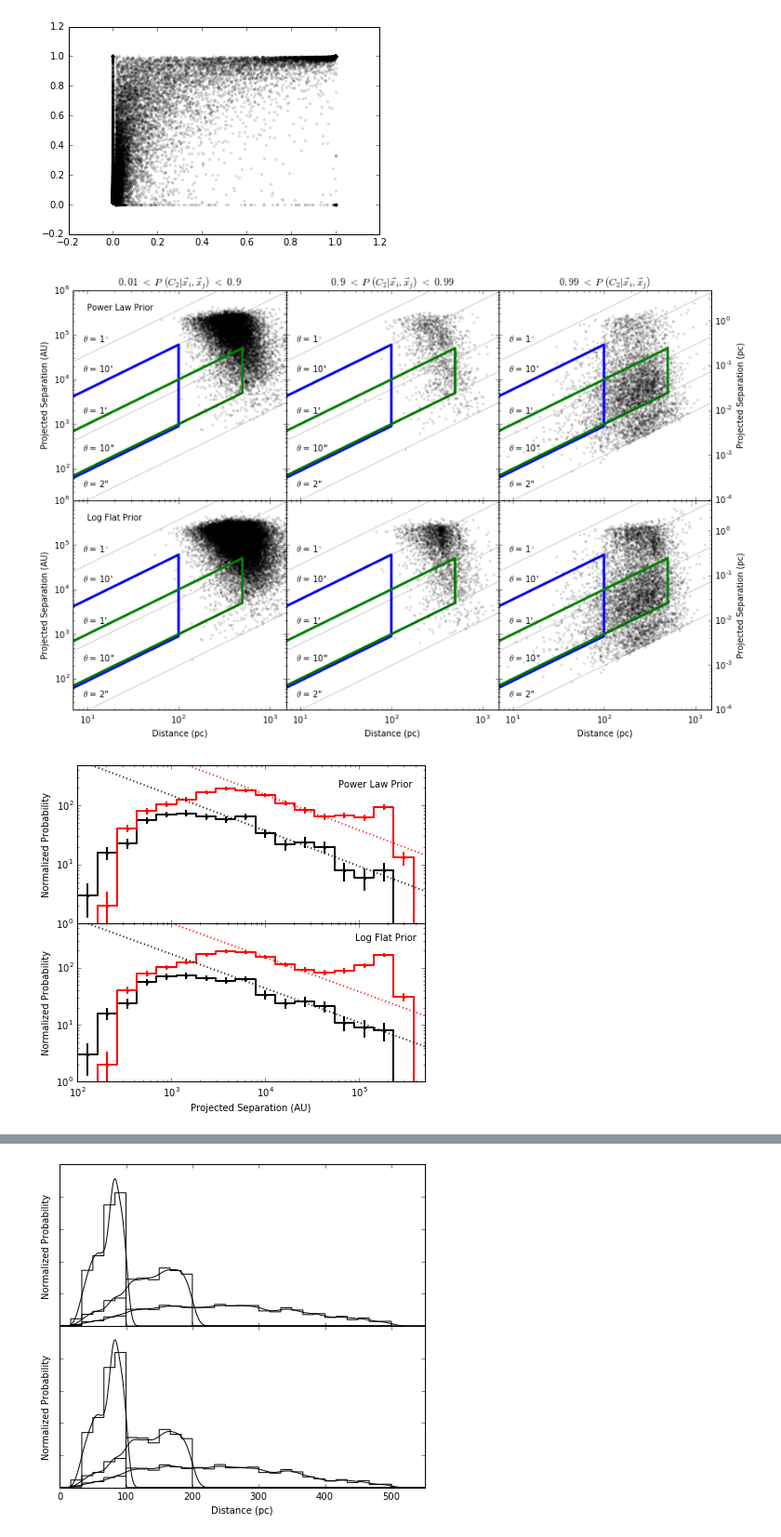
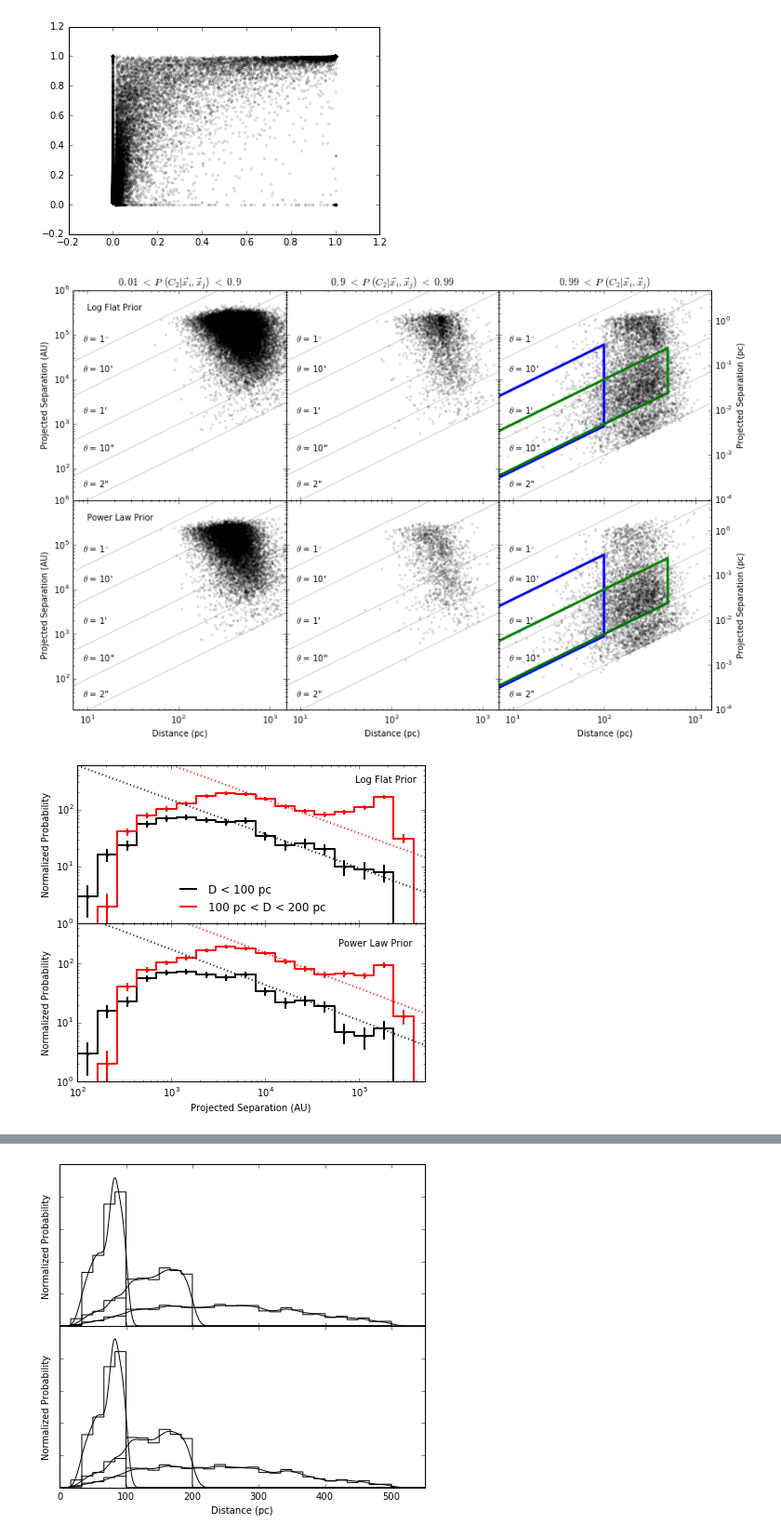
Before and after one commit to astroJeff/gaia_binaries, a Jupyter notebook: notebooks/TGAS_method_compare.ipynb, the cells around one changed output, grey strips where cells are left out. Shown at 93% size. Drawn from its saved outputs; the diff is of its cells as text; code cells hidden in the pictures.

Commit message:
Updated notebooks with new plot versions

```diff
--- a/notebooks/TGAS_method_compare.ipynb
+++ b/notebooks/TGAS_method_compare.ipynb
@@ -101,7 +101,7 @@ TGAS_good = np.zeros(len(idx), dtype=dtype3)
 
 for i in np.arange(len(idx)):
 
-    if i%100 == 0: print i
+    if i%1000 == 0: print i
 
     idx_1 = -1
     idx_2 = -1
@@ -283,22 +282,21 @@ tmp_y_1deg = (np.pi/180.0) * tmp_x * (c.pc_to_cm/c.AU_to_cm)
 tmp_y_10deg = 10.0 * (np.pi/180.0) * tmp_x * (c.pc_to_cm/c.AU_to_cm)
 
 
+# Log flat
+idx = np.where(TGAS_log_flat['P_posterior'] < 0.9)
+ax[0,0].scatter(dist_log_flat[idx], s_log_flat[idx], marker='.', color='k', alpha=0.1, rasterized=True)
+idx = np.intersect1d(np.where(TGAS_log_flat['P_posterior'] > 0.9)[0], np.where(TGAS_log_flat['P_posterior'] < 0.99)[0])
+ax[0,1].scatter(dist_log_flat[idx], s_log_flat[idx], marker='.', color='k', alpha=0.1, rasterized=True)
+idx = np.where(TGAS_log_flat['P_posterior'] > 0.99)
+ax[0,2].scatter(dist_log_flat[idx], s_log_flat[idx], marker='.', color='k', alpha=0.1, rasterized=True)
+
 # Power law
 idx = np.where(TGAS_power_law['P_posterior'] < 0.9)
-ax[0,0].scatter(dist_power_law[idx], s_power_law[idx], marker='.', color='k', alpha=0.1, rasterized=True)
+ax[1,0].scatter(dist_power_law[idx], s_power_law[idx], marker='.', color='k', alpha=0.1, rasterized=True)
 idx = np.intersect1d(np.where(TGAS_power_law['P_posterior'] > 0.9)[0], np.where(TGAS_power_law['P_posterior'] < 0.99)[0])
-ax[0,1].scatter(dist_power_law[idx], s_power_law[idx], marker='.', color='k', alpha=0.1, rasterized=True)
+ax[1,1].scatter(dist_power_law[idx], s_power_law[idx], marker='.', color='k', alpha=0.1, rasterized=True)
 idx = np.where(TGAS_power_law['P_posterior'] > 0.99)
-ax[0,2].scatter(dist_power_law[idx], s_power_law[idx], marker='.', color='k', alpha=0.1, rasterized=True)
-
-
-# Log flat
-idx = np.where(TGAS_log_flat['P_posterior'] < 0.9)
-ax[1,0].scatter(dist_log_flat[idx], s_log_flat[idx], marker='.', color='k', alpha=0.1, rasterized=True)
-idx = np.intersect1d(np.where(TGAS_log_flat['P_posterior'] > 0.9)[0], np.where(TGAS_log_flat['P_posterior'] < 0.99)[0])
-ax[1,1].scatter(dist_log_flat[idx], s_log_flat[idx], marker='.', color='k', alpha=0.1, rasterized=True)
-idx = np.where(TGAS_log_flat['P_posterior'] > 0.99)
-ax[1,2].scatter(dist_log_flat[idx], s_log_flat[idx], marker='.', color='k', alpha=0.1, rasterized=True)
+ax[1,2].scatter(dist_power_law[idx], s_power_law[idx], marker='.', color='k', alpha=0.1, rasterized=True)
 
 
 
@@ -310,9 +308,9 @@ y_region = 600. * (np.pi/180.0/3600.0) * x_region * (c.pc_to_cm/c.AU_to_cm)
 y_region[2] = 0.9*10. * (np.pi/180.0/3600.0) * x_region[2] * (c.pc_to_cm/c.AU_to_cm)
 y_region[3] = 0.9*10. * (np.pi/180.0/3600.0) * x_region[3] * (c.pc_to_cm/c.AU_to_cm)
 for i in np.arange(2):
-    for j in np.arange(3):
+#     for j in np.arange(3):
 #        ax[i,j].plot(x_region, y_region, color='b', linewidth=3.0, linestyle='dashed')
-        ax[i,j].plot(x_region, y_region, color='b', linewidth=3.0, linestyle='solid')
+    ax[i,2].plot(x_region, y_region, color='b', linewidth=3.0, linestyle='solid')
 
 
 x_region = np.array([0.01, 500.0, 500.0, 0.01])
@@ -320,9 +318,9 @@ y_region = 100. * (np.pi/180.0/3600.0) * x_region * (c.pc_to_cm/c.AU_to_cm)
 y_region[2] = 10. * (np.pi/180.0/3600.0) * x_region[2] * (c.pc_to_cm/c.AU_to_cm)
 y_region[3] = 10. * (np.pi/180.0/3600.0) * x_region[3] * (c.pc_to_cm/c.AU_to_cm)
 for i in np.arange(2):
-    for j in np.arange(3):
+#     for j in np.arange(3):
 #         ax[i,j].plot(x_region, y_region, color='g', linewidth=3.0, linestyle='dashed')
-        ax[i,j].plot(x_region, y_region, color='g', linewidth=3.0, linestyle='solid')
+    ax[i,2].plot(x_region, y_region, color='g', linewidth=3.0, linestyle='solid')
 
 
 
@@ -361,36 +359,36 @@ y2_min = ax[0,2].get_ylim()[0] * c.AU_to_cm/c.pc_to_cm
 y2_max = ax[0,2].get_ylim()[1] * c.AU_to_cm/c.pc_to_cm
 ax2.set_ylim(y2_min, y2_max)
 ax2.set_yscale('log')
 ax2.set_ylabel('Projected Separation (pc)')
 
 ax3 = ax[1,2].twinx()
 y3_min = ax[1,2].get_ylim()[0] * c.AU_to_cm/c.pc_to_cm
 y3_max = ax[1,2].get_ylim()[1] * c.AU_to_cm/c.pc_to_cm
 ax3.set_ylim(y3_min, y3_max)
 ax3.set_yscale('log')
 ax3.set_ylabel('Projected Separation (pc)')
 
 
-ax[0,0].text(10.0, 3.5e5, "Power Law Prior")
-ax[1,0].text(10.0, 3.5e5, "Log Flat Prior")
+ax[1,0].text(10.0, 3.5e5, "Power Law Prior")
+ax[0,0].text(10.0, 3.5e5, "Log Flat Prior")
 
 
 
 
 ax[0,0].set_ylabel("Projected Separation (AU)")
 ax[1,0].set_ylabel("Projected Separation (AU)")
 
 ax[0,0].set_title(r'$0.01\ <\ P\ (C_2 | \vec{x}_i, \vec{x}_j)\ <\ 0.9$')
 ax[0,1].set_title(r'$0.9\ <\ P\ (C_2 | \vec{x}_i, \vec{x}_j)\ <\ 0.99$')
 ax[0,2].set_title(r'$0.99\ <\ P\ (C_2 | \vec{x}_i, \vec{x}_j)$')
 
 
 plt.tight_layout()
 plt.subplots_adjust(wspace=0, hspace=0)
 plt.savefig('../figures/TGAS_dist_s_theta.pdf')
 #plt.show()
 # %% [output]
-[figure, old version]
+[figure, new version]
 # %%
 fig, ax = plt.subplots(2, 1, figsize=(6, 5.5))
 
@@ -416,24 +414,24 @@ left,right = 10**bins[:-1],10**bins[1:]
 X = np.array([left,right]).T.flatten()
 Y = np.array([vals,vals]).T.flatten()
 yerr = np.sqrt(vals)
-ax[0].plot(X, Y, color='k', linewidth=2.0)
+ax[1].plot(X, Y, color='k', linewidth=2.0)
 # ax[0].plot(10**bins[1:], vals, ls='steps', color='k', linewidth=2.0, label='D < 100 pc')
-ax[0].errorbar(10**center, vals, yerr=yerr, fmt='.', capsize=0, color='k', elinewidth=2)
+ax[1].errorbar(10**center, vals, yerr=yerr, fmt='.', capsize=0, color='k', elinewidth=2)
 #vals, bins = np.histogram(np.log10(s_power_law_good[idx_power_law_100_150]), bins=bins, normed=True)
 vals, bins = np.histogram(np.log10(s_power_law_good[idx_power_law_100_200]), bins=bins)
 left,right = 10**bins[:-1],10**bins[1:]
 X = np.array([left,right]).T.flatten()
 Y = np.array([vals,vals]).T.flatten()
 yerr = np.sqrt(vals)
-ax[0].plot(X, Y, color='r', linewidth=2.0)
-ax[0].errorbar(10**center, vals, yerr=yerr, fmt='.', capsize=0, color='r', elinewidth=2)
+ax[1].plot(X, Y, color='r', linewidth=2.0)
+ax[1].errorbar(10**center, vals, yerr=yerr, fmt='.', capsize=0, color='r', elinewidth=2)
 # ax[0].plot(10**bins[1:], vals, ls='steps', color='r', linewidth=2.0, label='100 pc < D < 200 pc')
 #vals, bins = np.histogram(np.log10(s_power_law_good[idx_power_law_150_200]), bins=bins, normed=True)
 # vals, bins = np.histogram(np.log10(s_power_law_good[idx_power_law_150_200]), bins=bins)
 # yerr = np.sqrt(vals)
 # ax[0].errorbar(10**center, vals, yerr=yerr, fmt='.', capsize=0, color='c', elinewidth=2)
 # ax[0].plot(10**bins[1:], vals, ls='steps', color='c', linewidth=2.0, label='150 pc < D < 200 pc')
-ax[0].set_xscale('log')
+ax[1].set_xscale('log')
 
 
 
@@ -447,9 +445,9 @@ left,right = 10**bins[:-1],10**bins[1:]
 X = np.array([left,right]).T.flatten()
 Y = np.array([vals,vals]).T.flatten()
 yerr = np.sqrt(vals)
-ax[1].plot(X, Y, color='k', linewidth=2.0)
+ax[0].plot(X, Y, color='k', linewidth=2.0, label='D < 100 pc')
 # ax[1].plot(10**bins[1:], vals, ls='steps', color='k', linewidth=2.0)
-ax[1].errorbar(10**center, vals, yerr=yerr, fmt='.', capsize=0, color='k', elinewidth=2)
+ax[0].errorbar(10**center, vals, yerr=yerr, fmt='.', capsize=0, color='k', elinewidth=2)
 #vals, bins = np.histogram(np.log10(s_log_flat_good[idx_log_flat_100_150]), bins=bins, normed=True)
 vals, bins = np.histogram(np.log10(s_log_flat_good[idx_log_flat_100_200]), bins=bins)
 yerr = np.sqrt(vals)
@@ -457,15 +455,15 @@ left,right = 10**bins[:-1],10**bins[1:]
 X = np.array([left,right]).T.flatten()
 Y = np.array([vals,vals]).T.flatten()
 yerr = np.sqrt(vals)
-ax[1].plot(X, Y, color='r', linewidth=2.0)
+ax[0].plot(X, Y, color='r', linewidth=2.0, label='100 pc < D < 200 pc')
 # ax[1].plot(10**bins[1:], vals, ls='steps', color='r', linewidth=2.0)
-ax[1].errorbar(10**center, vals, yerr=yerr, fmt='.', capsize=0, color='r', elinewidth=2)
+ax[0].errorbar(10**center, vals, yerr=yerr, fmt='.', capsize=0, color='r', elinewidth=2)
 #vals, bins = np.histogram(np.log10(s_log_flat_good[idx_log_flat_150_200]), bins=bins, normed=True)
 # vals, bins = np.histogram(np.log10(s_log_flat_good[idx_log_flat_150_200]), bins=bins)
 # yerr = np.sqrt(vals)
 # ax[1].errorbar(10**center, vals, yerr=yerr, fmt='.', capsize=0, color='c', elinewidth=2)
 # ax[1].plot(10**bins[1:], vals, ls='steps', color='c', linewidth=2.0)
-ax[1].set_xscale('log')
+ax[0].set_xscale('log')
 
 
 
@@ -484,14 +482,14 @@ ax[0].legend(loc=8, frameon=False)
 # ax[1].legend(loc=8, frameon=False)
 
 
+ax[0].text(9.0e4, 300, "Log Flat Prior")
+ax[1].text(6.0e4, 200, "Power Law Prior")
 
-ax[0].text(6.0e4, 200, "Power Law Prior")
-ax[1].text(9.0e4, 300, "Log Flat Prior")
 
 ax[0].set_xlim(1.0e2,5.0e5)
 ax[1].set_xlim(1.0e2,5.0e5)
-ax[0].set_ylim(1, 480)
-ax[1].set_ylim(1, 600)
+ax[0].set_ylim(1, 600)
+ax[1].set_ylim(1, 480)
 
 ax[0].set_yscale('log')
 ax[1].set_yscale('log')
@@ -506,7 +504,7 @@ plt.subplots_adjust(hspace=0)
 plt.savefig('../figures/TGAS_s_distribution.pdf')
 #plt.show()
 # %% [output]
-[figure, old version]
+[figure, new version]
 # %%
 fig, ax = plt.subplots(2, 1, figsize=(6, 5.5))
 
```
Also changed, not shown: parts of 5 cells of this notebook, 6 other files.
